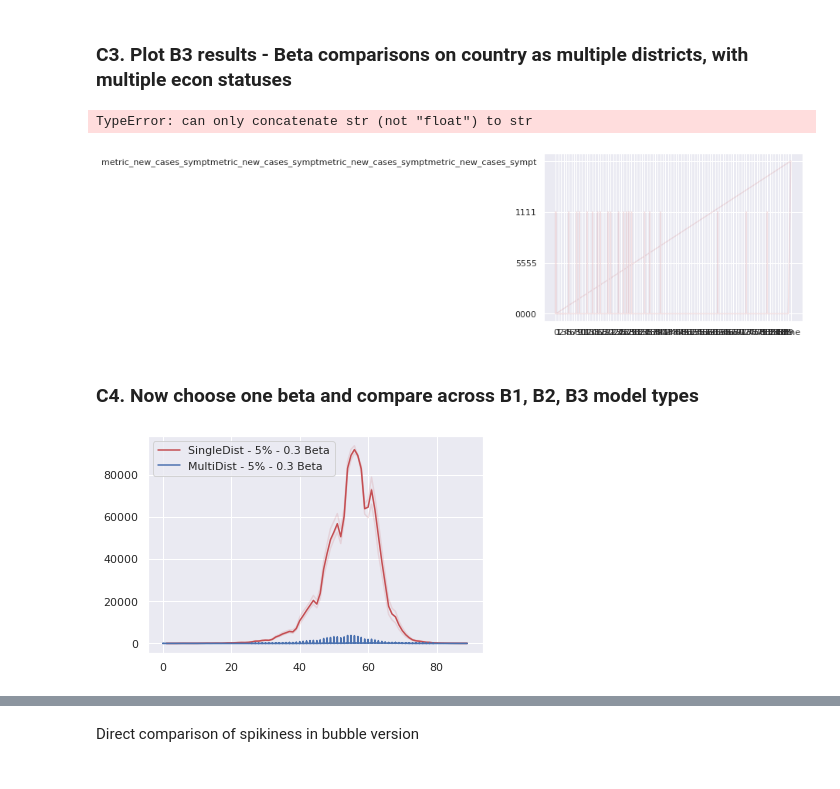
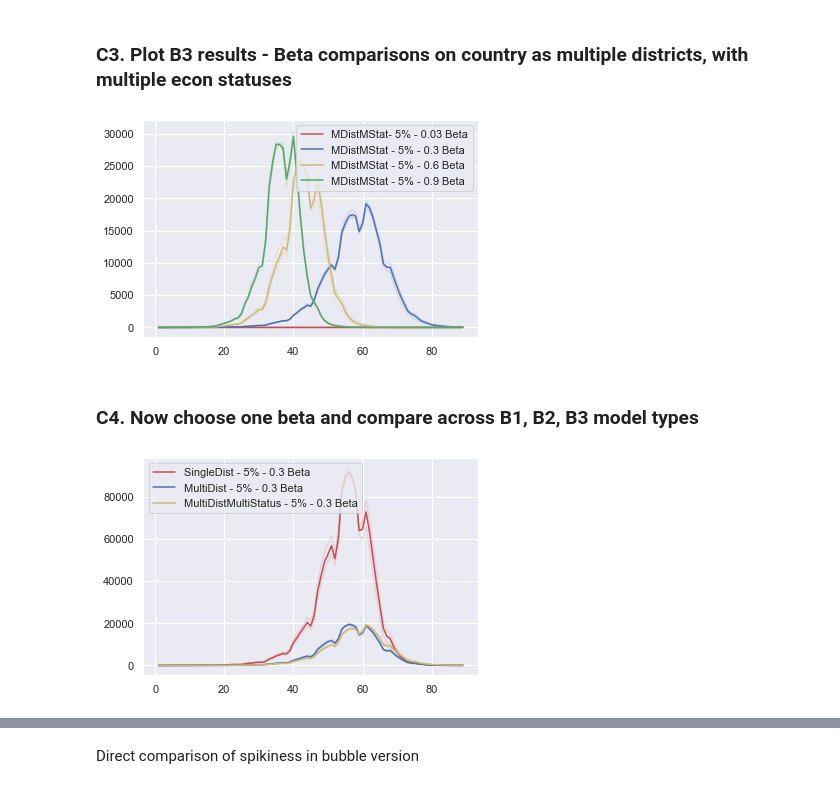
Before and after one commit to dime-worldbank/Disease-Modelling-SSA, a Jupyter notebook: notebooks/Verification of Model Functionality_v3.ipynb, the cells around one changed output, grey strips where cells are left out. Cells and saved outputs as stored; diff of their text form; code cells hidden in the pictures.

Commit message:
changes to plotting function

```diff
--- a/notebooks/Verification of Model Functionality_v3.ipynb
+++ b/notebooks/Verification of Model Functionality_v3.ipynb
@@ -73,7 +73,13 @@ def plotMetric(files, prefix, suffix, metrics = [], symbol = "-", alpha=1, weigh
     for f in files:
 
         if(re.search(template, f) != None): # f.startswith(prefix) and
-            r_data = pd.read_csv(path + f, sep='\t')
+            r_data_raw = pd.read_csv(path + f, sep='\t')
+
+            r_data = r_data_raw.groupby('time', as_index=False).agg({'metric_died_count': 'sum', 'metric_new_hospitalized': 'sum',
+                                    'metric_new_critical': 'sum', 'metric_new_cases_asympt': 'sum',
+                                    'metric_new_cases_sympt': 'sum', 'metric_new_deaths': 'sum',
+                                    'metric_new_recovered': 'sum', 'metric_currently_infected': 'sum'})
+
             totcases = []
             for metric in metrics:
                 if len(totcases) == 0:
@@ -266,58 +260,60 @@ Name: metric_new_cases_sympt, Length: 5400, dtype: float64
 # %% [markdown]
 ### C3. Plot B3 results - Beta comparisons on country as multiple districts, with multiple econ statuses
 # %%
-path = "/home/wb488473/Disease-Modelling-SSA/data/verification/output/sweep/multidist_multistatus/"
+#path = "/home/wb488473/Disease-Modelling-SSA/data/verification/output/sweep/multidist_multistatus/"
+path = "/Users/swise/workspace/worldbank/Disease-Modelling-SSA/data/verification/multidist_multistatus/"
 
 
 files = os.listdir(path)
 
 prefix = "sweep_multiStatusMultiDist_betaComparison__agg_"
 
 line1 = plotMetric(files, prefix, "0.03.txt", ["metric_new_cases_sympt"], 'r-', 0.15, weighting=4)
 line2 = plotMetric(files, prefix, "0.3.txt", ["metric_new_cases_sympt"], 'b-', 0.15)
 line3 = plotMetric(files, prefix, "0.6.txt", ["metric_new_cases_sympt"], 'y-', 0.15)
 line4 = plotMetric(files, prefix, "0.9.txt", ["metric_new_cases_sympt"], 'g-', 0.15)
 #line5 = plotMetric(files, prefix2, "0.1.txt", "metric_new_cases_sympt", 'g', 0.15)
 #line6 = plotMetric(files, prefix2, "0.05.txt", "metric_new_cases_sympt", 'y', 0.15)
 
 plt.plot(line1["myTime"][1:], line1['myLine'][1:], 'r', label="MDistMStat- 5% - 0.03 Beta")
 plt.plot(line2["myTime"][1:], line2['myLine'][1:], 'b', label="MDistMStat - 5% - 0.3 Beta")
 plt.plot(line3["myTime"][1:], line3['myLine'][1:], 'y', label="MDistMStat - 5% - 0.6 Beta")
 plt.plot(line4["myTime"][1:], line4['myLine'][1:], 'g', label="MDistMStat - 5% - 0.9 Beta")
 #plt.plot(line3["myTime"][1:], line3['myLine'][1:], 'g', label="Perfect Mixing - .10 Beta")
 plt.legend()
 
 plt.savefig(path + "MultiDistMultiStat_beta_comps_90days.png", dpi=300)
 # %% [output]
-TypeError: can only concatenate str (not "float") to str
-[figure, old version]
+[figure, new version]
 # %% [markdown]
 ### C4. Now choose one beta and compare across B1, B2, B3 model types
 # %%
-path = "/home/wb488473/Disease-Modelling-SSA/data/verification/output/sweep/compare/"
+#path = "/home/wb488473/Disease-Modelling-SSA/data/verification/output/sweep/compare/"
+path = "/Users/swise/workspace/worldbank/Disease-Modelling-SSA/data/verification/compare/"
+
 files = os.listdir(path)
 
 prefix  = "sweep_default1Dist_betaComparison__agg_"
 prefix2 = "sweep_defaultMultiDist_betaComparison__agg_"
-#prefix3 = "multidist_multistatus/sweep_multiStatusMultiDist_betaComparison___agg_"
+prefix3 = "sweep_multiStatusMultiDist_betaComparison__agg_"
 
 line1 = plotMetric(files, prefix, "0.3.txt", ["metric_new_cases_sympt"], 'r-', 0.15, weighting=4)
 line2 = plotMetric(files, prefix2, "0.3.txt", ["metric_new_cases_sympt"], 'b-', 0.15)
-#line3 = plotMetric(files, prefix3, "0.3.txt", "metric_new_cases_sympt", 'y-', 0.15)
+line3 = plotMetric(files, prefix3, "0.3.txt", ["metric_new_cases_sympt"], 'y-', 0.15)
 #line3 = plotMetric(files, prefix, "0.1.txt", "metric_new_cases_sympt", 'g-', 0.15)
 #line5 = plotMetric(files, prefix2, "0.1.txt", "metric_new_cases_sympt", 'g', 0.15)
 #line6 = plotMetric(files, prefix2, "0.05.txt", "metric_new_cases_sympt", 'y', 0.15)
 
 plt.plot(line1["myTime"][1:], line1['myLine'][1:], 'r', label="SingleDist - 5% - 0.3 Beta")
 plt.plot(line2["myTime"][1:], line2['myLine'][1:], 'b', label="MultiDist - 5% - 0.3 Beta")
-#plt.plot(line3["myTime"][1:], line3['myLine'][1:], 'y', label="MultiDistMultiStatus - 5% - 0.3 Beta")
+plt.plot(line3["myTime"][1:], line3['myLine'][1:], 'y', label="MultiDistMultiStatus - 5% - 0.3 Beta")
 #plt.plot(line4["myTime"][1:], line4['myLine'][1:], 'y', label="Perfect Mixing - .05 Beta")
 #plt.plot(line3["myTime"][1:], line3['myLine'][1:], 'g', label="Perfect Mixing - .10 Beta")
 plt.legend()
 
 plt.savefig(path + "comp_dist_statuses_0.3beta.png", dpi=300)
 # %% [output]
-[figure, old version]
+[figure, new version]
 # %%
 #line3 = plotMetric(files, "exportPerfect", "0.3.txt", "metric_new_cases_sympt", 'b-', 0.15)
 #plt.plot(line3["myTime"][1:], line3['myLine'][1:], 'r', label="Perfect Mixing - .30 Beta")
```
Also changed, not shown: parts of 9 cells of this notebook, 1 other file.
